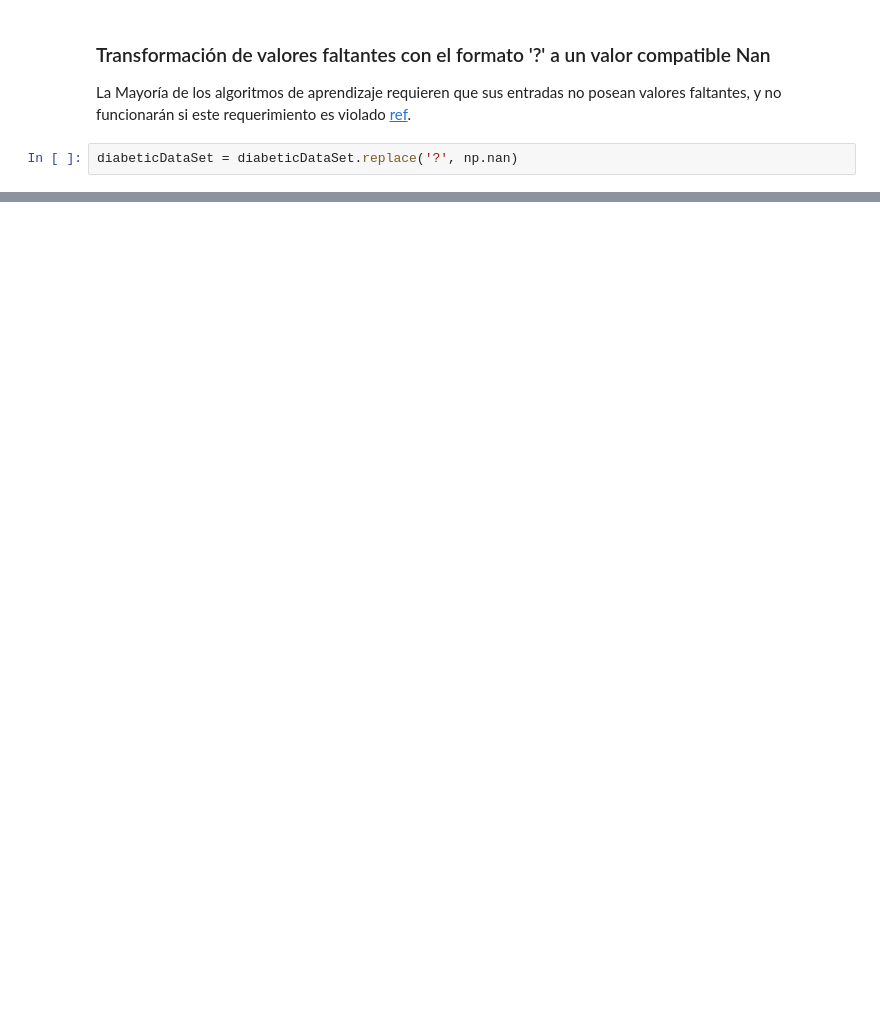
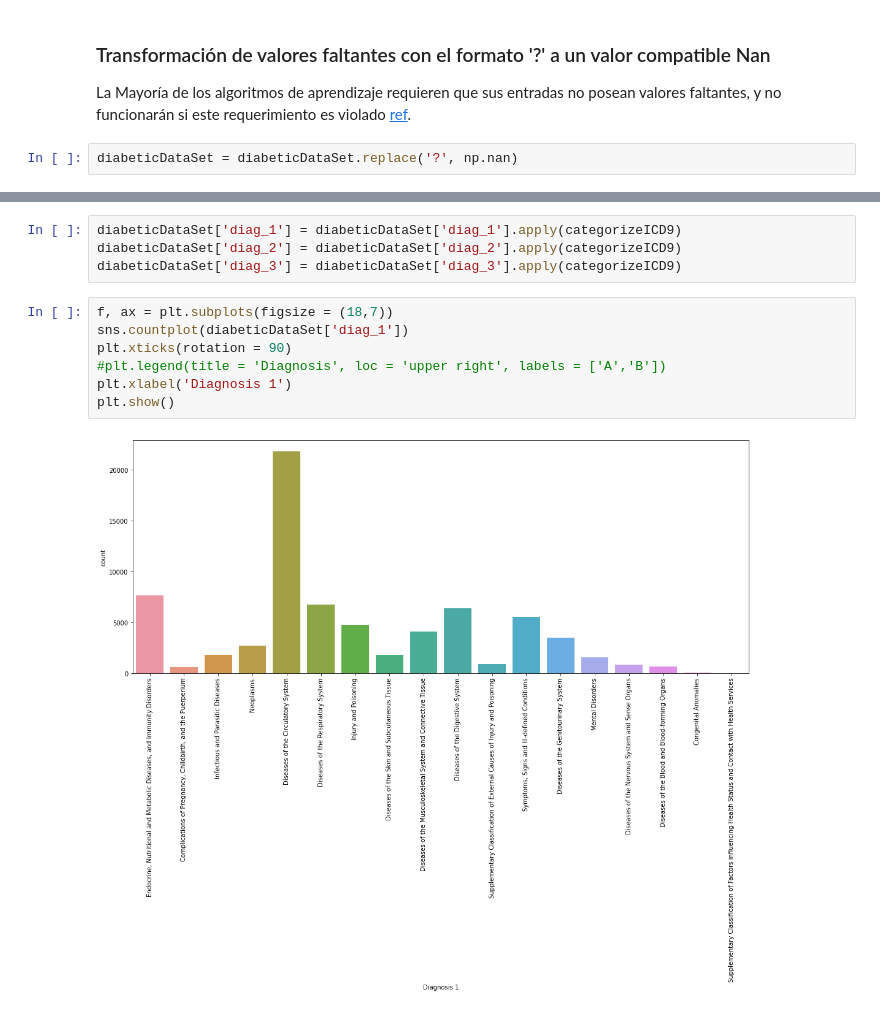
Before and after one commit to danieluseche/ML_multiclasifiers, a Jupyter notebook: Bagging_&_Boosting_for_Diabetic_Data.ipynb, the cells around one changed output, grey strips where cells are left out. Cells and saved outputs as stored; diff of their text form; blank space fills up the shorter version.

```diff
--- a/Bagging_&_Boosting_for_Diabetic_Data.ipynb
+++ b/Bagging_&_Boosting_for_Diabetic_Data.ipynb
@@ -52,0 +178,13 @@ diabeticDataSet.gender.value_counts()
+# %%
+diabeticDataSet['diag_1'] = diabeticDataSet['diag_1'].apply(categorizeICD9)
+diabeticDataSet['diag_2'] = diabeticDataSet['diag_2'].apply(categorizeICD9)
+diabeticDataSet['diag_3'] = diabeticDataSet['diag_3'].apply(categorizeICD9)
+# %%
+f, ax = plt.subplots(figsize = (18,7))
+sns.countplot(diabeticDataSet['diag_1'])
+plt.xticks(rotation = 90)
+#plt.legend(title = 'Diagnosis', loc = 'upper right', labels = ['A','B'])
+plt.xlabel('Diagnosis 1')
+plt.show()
+# %% [output]
+[figure, added]
```
Also changed, not shown: parts of 13 cells of this notebook, 2 other files.
